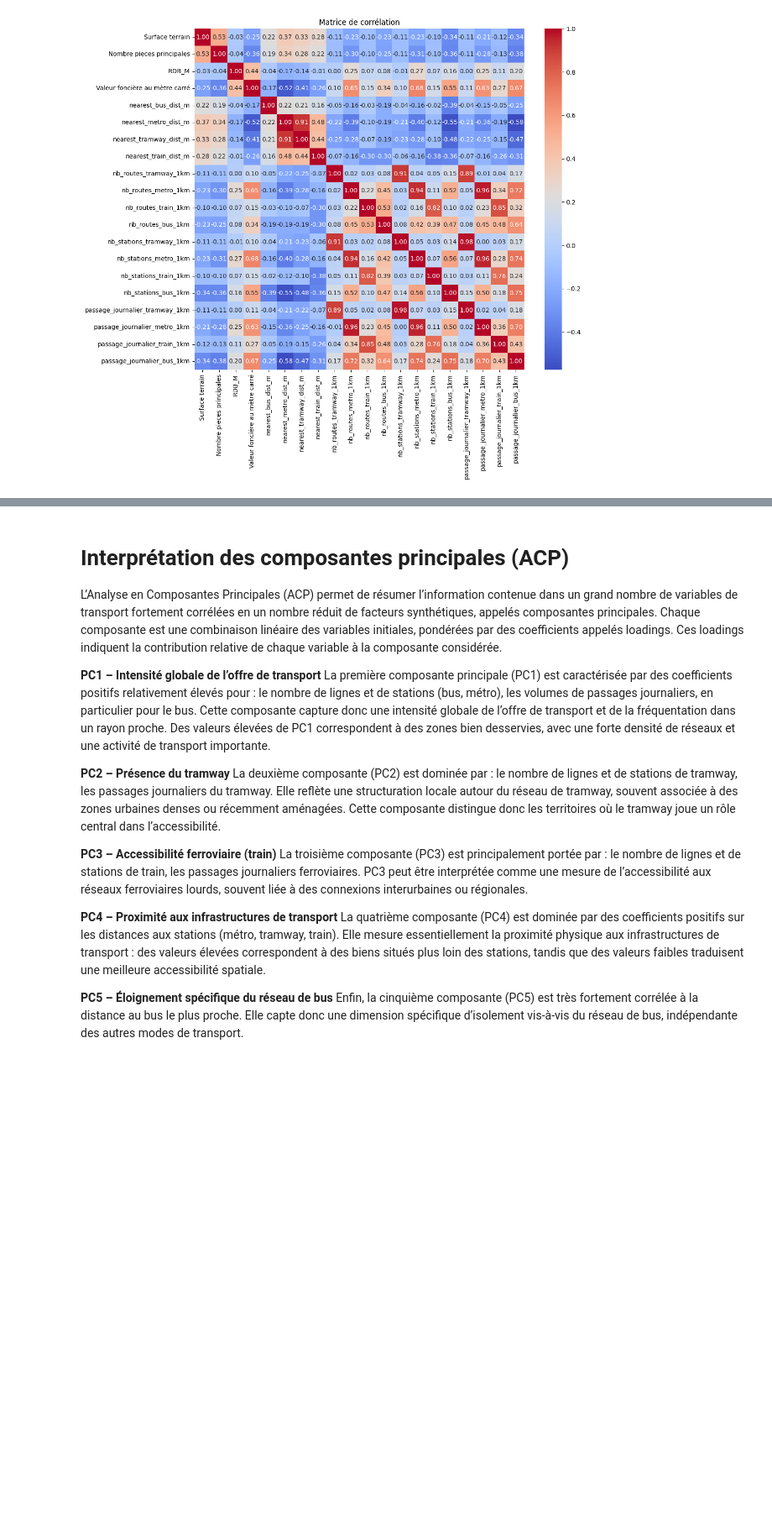
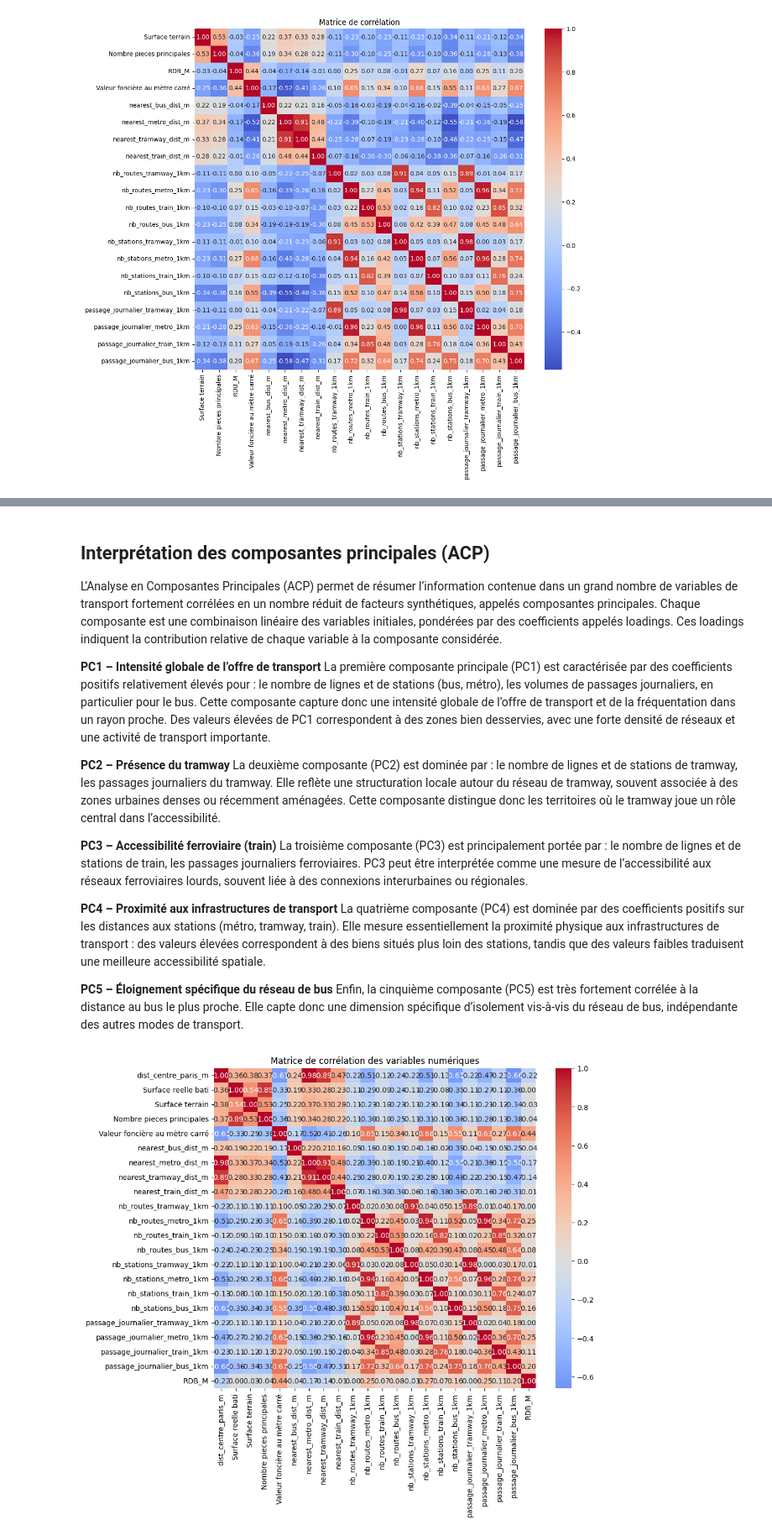
Before and after one commit to gaybrice/projet-python-ds, a Jupyter notebook: notebooks/main.ipynb, the cells around one changed output, grey strips where cells are left out. Shown at 84% size. Saved outputs shown, nothing was run; the diff lists cells and outputs as text; code cells hidden in the pictures; blank space fills up the shorter version.

```diff
--- a/notebooks/main.ipynb
+++ b/notebooks/main.ipynb
@@ -1185,5 +1268,5 @@ plt.show()
 # %% [markdown]
-# Interprétation des composantes principales (ACP)
+## Interprétation des composantes principales (ACP)
 
 L’Analyse en Composantes Principales (ACP) permet de résumer l’information contenue dans un grand nombre de variables de transport fortement corrélées en un nombre réduit de facteurs synthétiques, appelés composantes principales. Chaque composante est une combinaison linéaire des variables initiales, pondérées par des coefficients appelés loadings. Ces loadings indiquent la contribution relative de chaque variable à la composante considérée.
 
@@ -1210,3 +1293,12 @@ La quatrième composante (PC4) est dominée par des coefficients positifs sur le
 
 **PC5 – Éloignement spécifique du réseau de bus**
 Enfin, la cinquième composante (PC5) est très fortement corrélée à la distance au bus le plus proche. Elle capte donc une dimension spécifique d’isolement vis-à-vis du réseau de bus, indépendante des autres modes de transport.
+# %%
+gdf_numeric = gdf.select_dtypes(include='number')
+corr_matrix = gdf_numeric.corr()
+plt.figure(figsize=(10,8))
+sns.heatmap(corr_matrix, annot=True, fmt=".2f", cmap='coolwarm', center=0)
+plt.title("Matrice de corrélation des variables numériques")
+plt.show()
+# %% [output]
+[figure, added]
```
Also changed, not shown: parts of 5 cells of this notebook.
